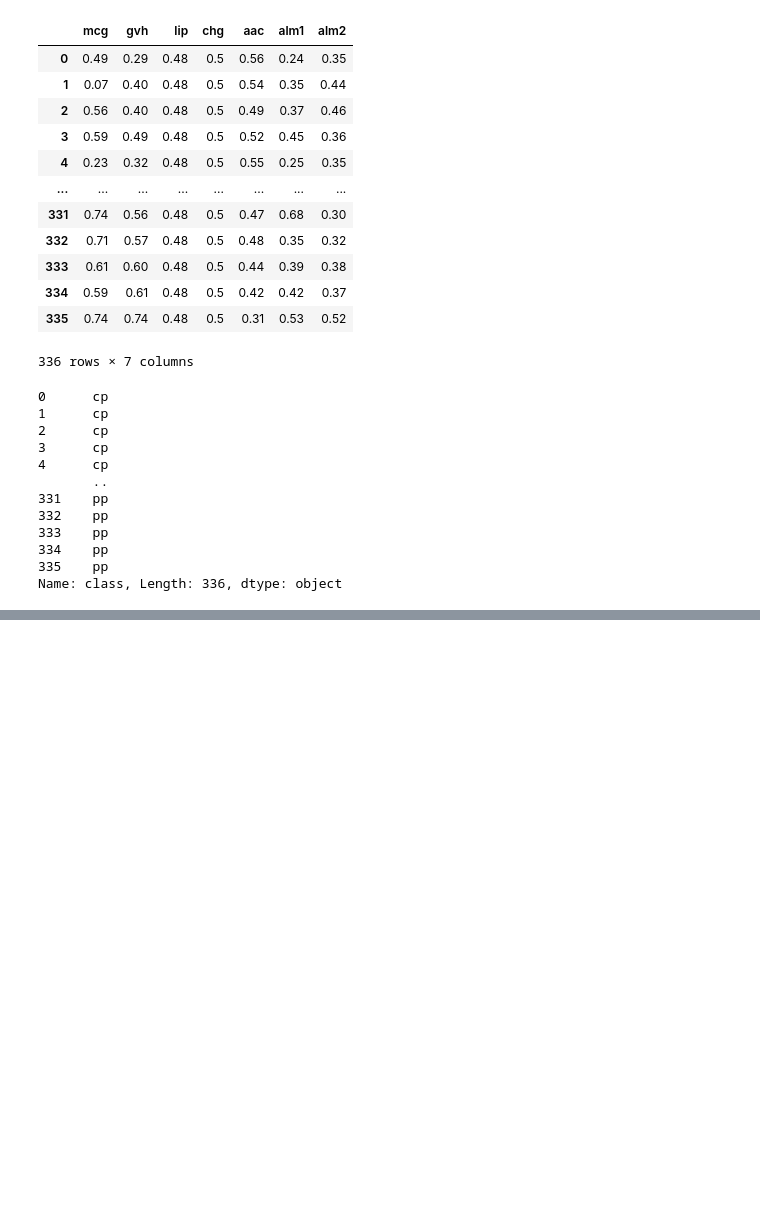
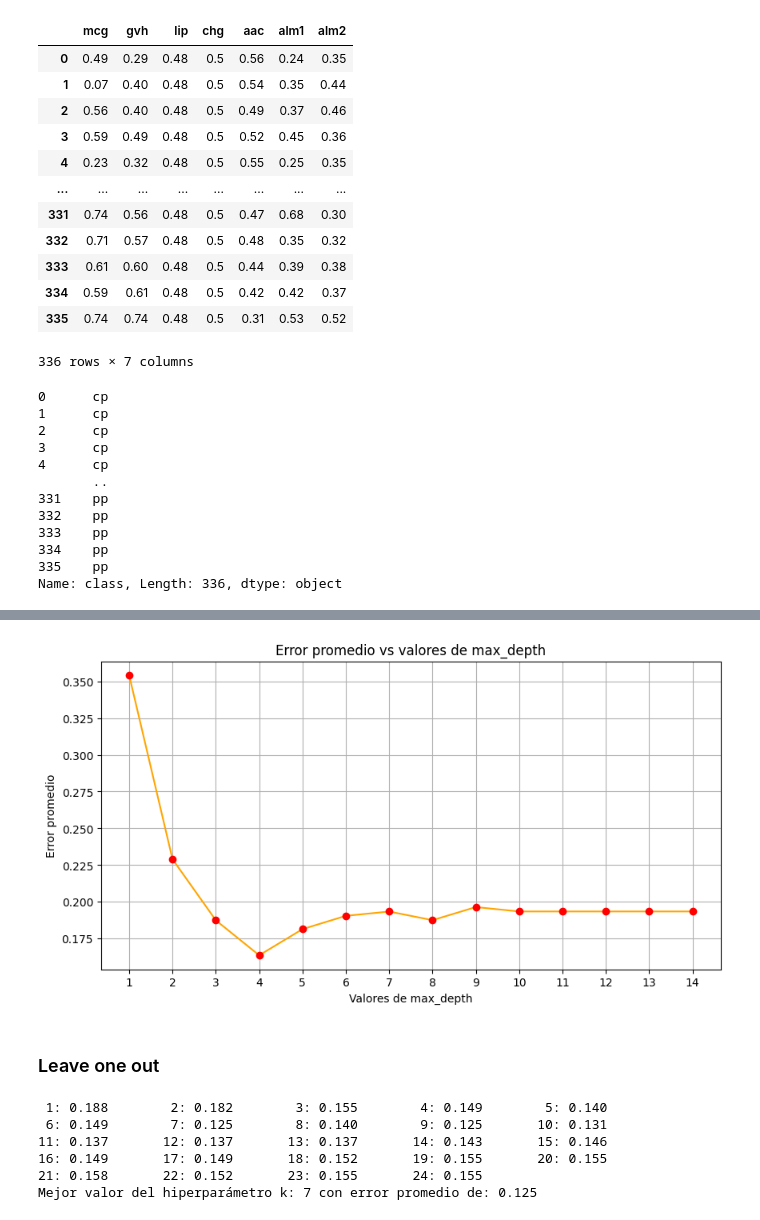
Before and after one commit to DavidMatias44/rp, a Jupyter notebook: validacion_cruzada/main.ipynb, the cells around one changed output, grey strips where cells are left out. Cells and saved outputs as stored; diff of their text form; code cells hidden in the pictures; blank space fills up the shorter version.

```diff
--- a/validacion_cruzada/main.ipynb
+++ b/validacion_cruzada/main.ipynb
@@ -96,0 +134,8 @@ tree.plot_tree(
+# %%
+title = "Error promedio vs valores de max_depth"
+xlabel = "Valores de max_depth"
+mostrar_resultados(errores_tree, title, xlabel, depth_values)
+# %% [output]
+[figure, added]
+# %% [markdown]
+### Leave one out
@@ -96,0 +144,21 @@ tree.plot_tree(
+# %%
+errores_knn = []
+for k_value in k_values:
+    modelo = KNeighborsClassifier(n_neighbors=k_value)
+    scores = cross_val_score(modelo, X, y, cv=leave_one_out)
+    error_promedio = 1 - np.mean(scores)
+    errores_knn.append((k_value, error_promedio))
+
+for index, error_knn in enumerate(errores_knn):
+    print(f"{error_knn[0]:2}: {error_knn[1]:.3f}", end='\t')
+    if (index + 1) % 5 == 0: print()
+
+mejor_knn = min(errores_knn, key=lambda x: x[1])
+print(f"\nMejor valor del hiperparámetro k: {mejor_knn[0]} con error promedio de: {mejor_knn[1]:.3f}")
+# %% [output]
+ 1: 0.188        2: 0.182        3: 0.155        4: 0.149        5: 0.140
+ 6: 0.149        7: 0.125        8: 0.140        9: 0.125       10: 0.131
+11: 0.137       12: 0.137       13: 0.137       14: 0.143       15: 0.146
+16: 0.149       17: 0.149       18: 0.152       19: 0.155       20: 0.155
+21: 0.158       22: 0.152       23: 0.155       24: 0.155
+Mejor valor del hiperparámetro k: 7 con error promedio de: 0.125
```
Also changed, not shown: parts of 17 cells of this notebook.
